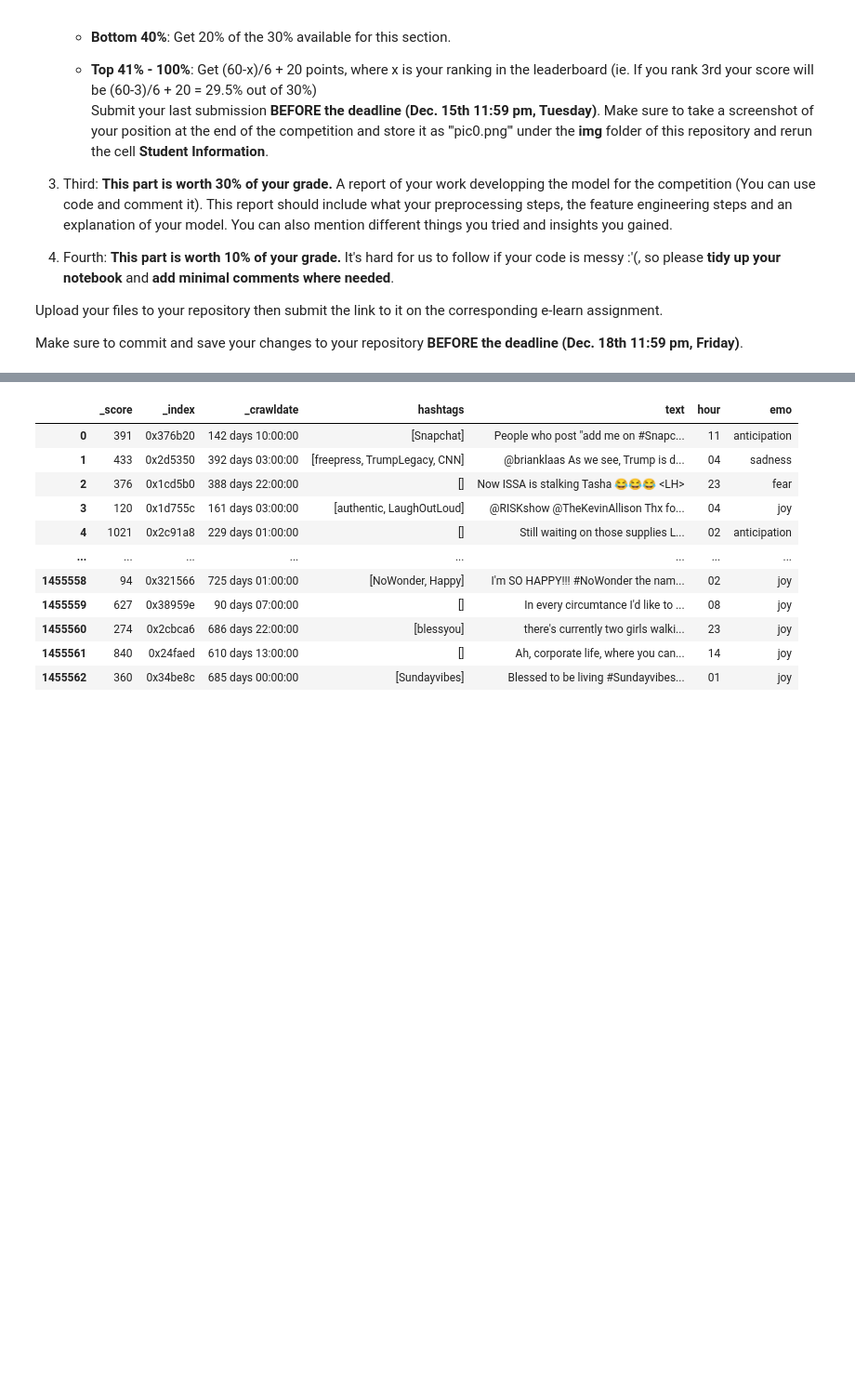
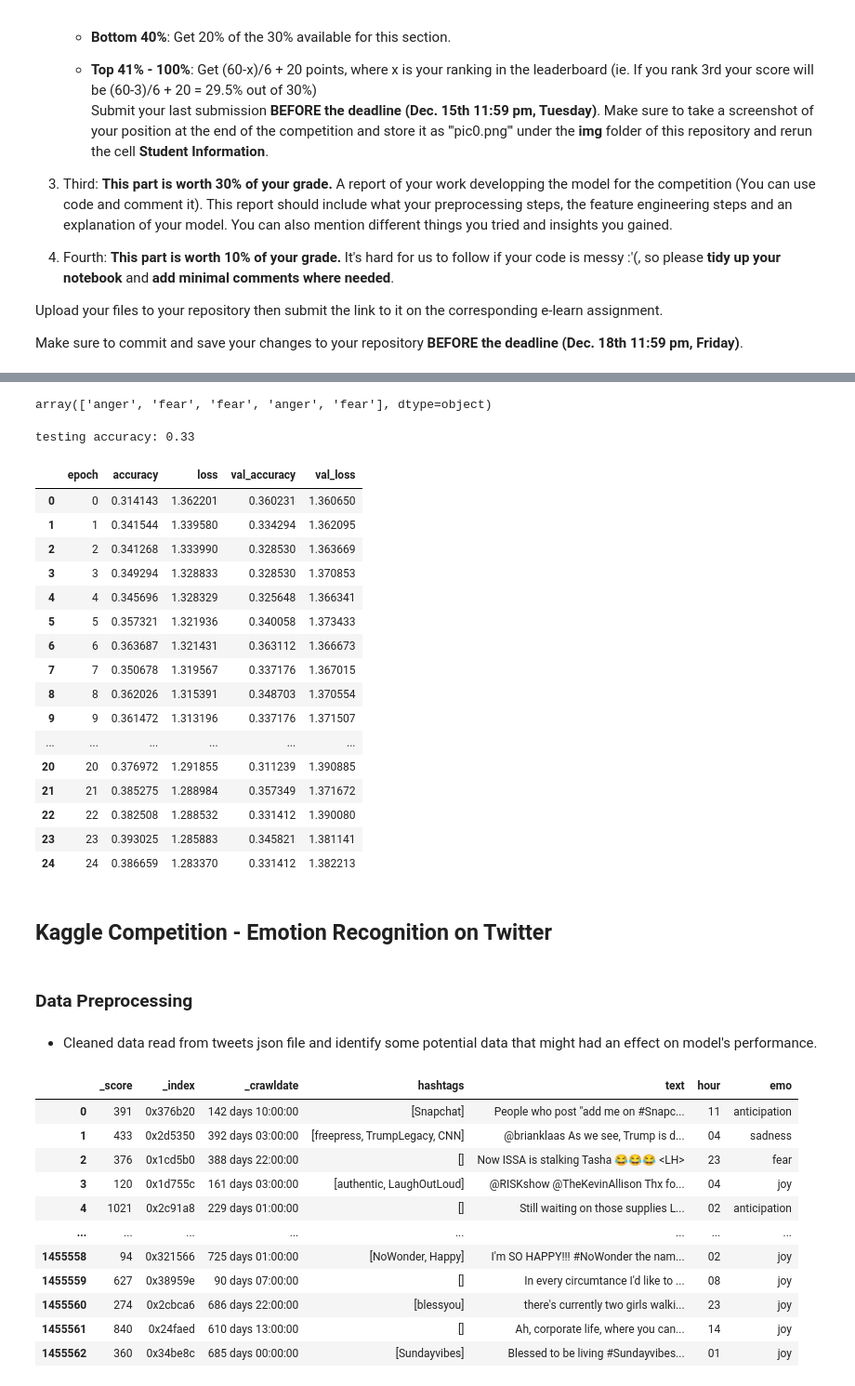
Before and after one commit to Megan0704-1/DM2022-Lab2-Homework, a Jupyter notebook: DM2022-Lab2-Homework.ipynb, the cells around one changed output, grey strips where cells are left out. Shown at 93% size. Drawn from its saved outputs; the diff is of its cells as text; code cells hidden in the pictures; blank space fills up the shorter version.

```diff
--- a/DM2022-Lab2-Homework.ipynb
+++ b/DM2022-Lab2-Homework.ipynb
@@ -53,3 +319,44 @@ from sklearn.metrics import accuracy_score
+# %%
+# transform the numerical values into characters
+pred_result = label_decode(label_encoder, pred_result)
+pred_result[:5]
+# %% [output]
+array(['anger', 'fear', 'fear', 'anger', 'fear'], dtype=object)
+# %%
+from sklearn.metrics import accuracy_score
+
+print('testing accuracy: {}'.format(round(accuracy_score(label_decode(label_encoder, y_test), pred_result), 2)))
+# %% [output]
+testing accuracy: 0.33
+# %%
+#Let's take a look at the training log
+training_log = pd.DataFrame()
+training_log = pd.read_csv("logs/training_word2vec_log.csv")
+training_log
+# %% [output]
+|  | epoch | accuracy | loss | val_accuracy | val_loss |
+| 0 | 0 | 0.314143 | 1.362201 | 0.360231 | 1.360650 |
+| 1 | 1 | 0.341544 | 1.339580 | 0.334294 | 1.362095 |
+| 2 | 2 | 0.341268 | 1.333990 | 0.328530 | 1.363669 |
+| 3 | 3 | 0.349294 | 1.328833 | 0.328530 | 1.370853 |
+| 4 | 4 | 0.345696 | 1.328329 | 0.325648 | 1.366341 |
+| 5 | 5 | 0.357321 | 1.321936 | 0.340058 | 1.373433 |
+| 6 | 6 | 0.363687 | 1.321431 | 0.363112 | 1.366673 |
+| 7 | 7 | 0.350678 | 1.319567 | 0.337176 | 1.367015 |
+| 8 | 8 | 0.362026 | 1.315391 | 0.348703 | 1.370554 |
+| 9 | 9 | 0.361472 | 1.313196 | 0.337176 | 1.371507 |
+| ... | ... | ... | ... | ... | ... |
+| 20 | 20 | 0.376972 | 1.291855 | 0.311239 | 1.390885 |
+| 21 | 21 | 0.385275 | 1.288984 | 0.357349 | 1.371672 |
+| 22 | 22 | 0.382508 | 1.288532 | 0.331412 | 1.390080 |
+| 23 | 23 | 0.393025 | 1.285883 | 0.345821 | 1.381141 |
+| 24 | 24 | 0.386659 | 1.283370 | 0.331412 | 1.382213 |
+# %% [markdown]
+## **Kaggle Competition - Emotion Recognition on Twitter**
+# %% [markdown]
+### **Data Preprocessing**
+# %% [markdown]
+- Cleaned data read from tweets json file and identify some potential data that might had an effect on model's performance.
 # %%
 id = pd.read_csv('C:\\Users\\megan\\Desktop\\DSPMT\\DS\\Data Mining\\Lab2\\dataset\\data_identification.csv')
 emo = pd.read_csv('C:\\Users\\megan\\Desktop\\DSPMT\DS\\Data Mining\Lab2\dataset\\emotion.csv')
```
Also changed, not shown: parts of 92 cells of this notebook.
